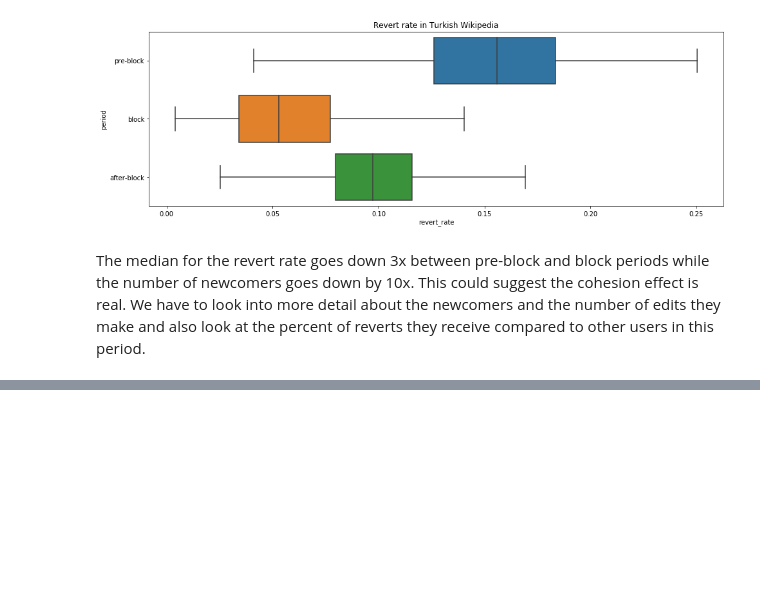
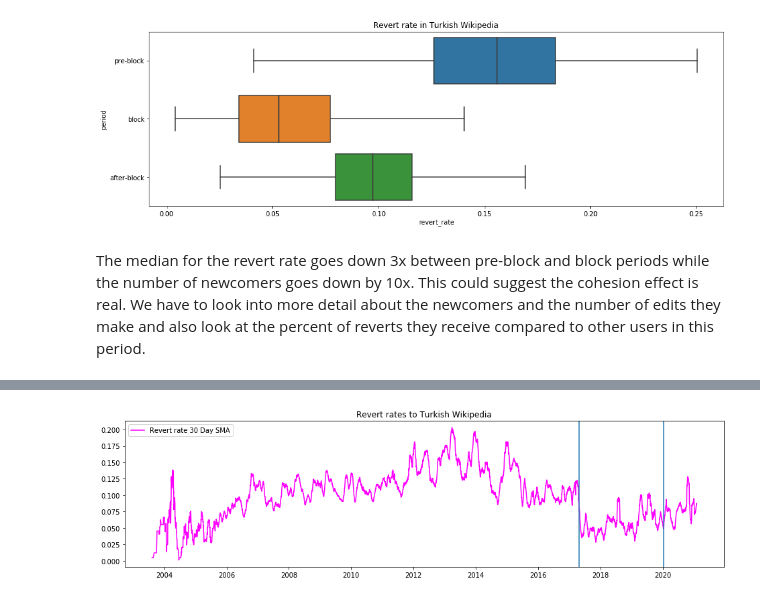
Before and after one commit to epfl-dlab/turkish_wiki, a Jupyter notebook: analysis.ipynb, the cells around one changed output, grey strips where cells are left out. Drawn from its saved outputs; the diff is of its cells as text; code cells hidden in the pictures; blank space fills up the shorter version.

```diff
--- a/analysis.ipynb
+++ b/analysis.ipynb
@@ -480,0 +498,19 @@ The median for the revert rate goes down 3x between pre-block and block periods
+# %%
+daily_identity_reverts = reverts.groupby(['date'])[['number_of_reverts']].sum()
+# %%
+revert_rate = pd.merge(daily_identity_reverts, daily_non_bot_edits, on = 'date', how = 'outer')
+# %%
+revert_rate['revert_rate'] = revert_rate['number_of_reverts']/revert_rate['number_of_edits']
+# %%
+revert_rate =revert_rate.reset_index()
+# %%
+plt.figure(figsize=(16,4))
+plt.title("Revert rates to Turkish Wikipedia")
+rolling_mean = revert_rate['revert_rate'].rolling(window=30).mean()
+plt.plot(revert_rate['date'].values, rolling_mean, label='Revert rate 30 Day SMA', color='magenta')
+for date in block_dates:
+    plt.axvline(date)
+plt.legend(loc='upper left')
+plt.show()
+# %% [output]
+[figure, added]
```
Also changed, not shown: parts of 17 cells of this notebook, 4 other files.
